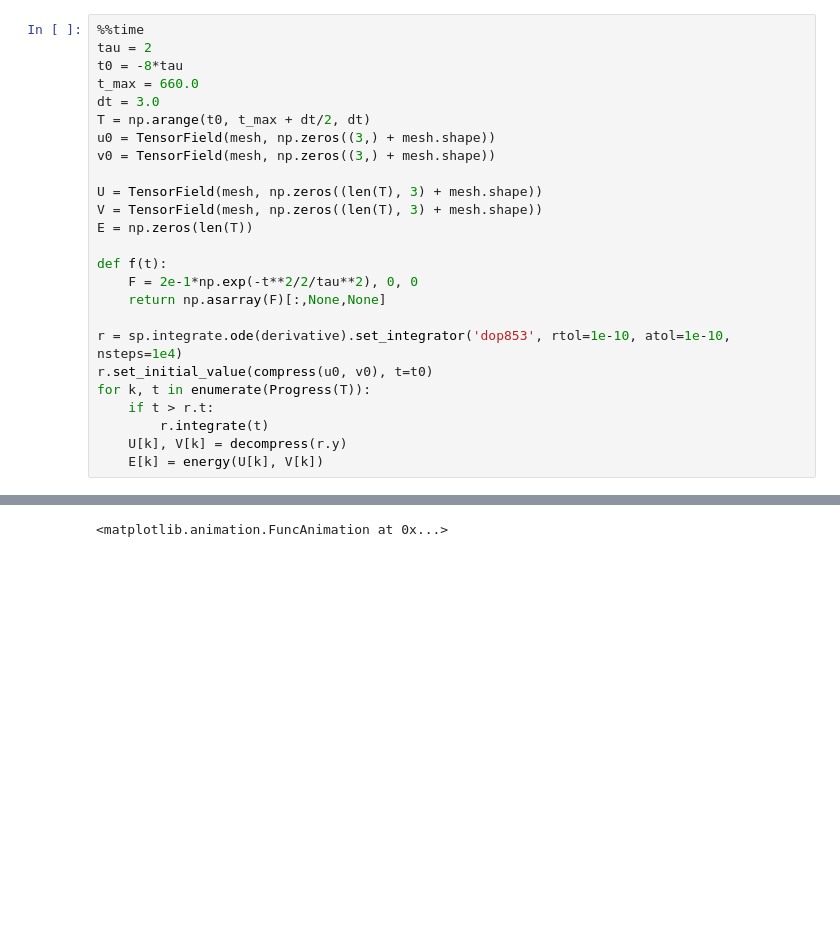
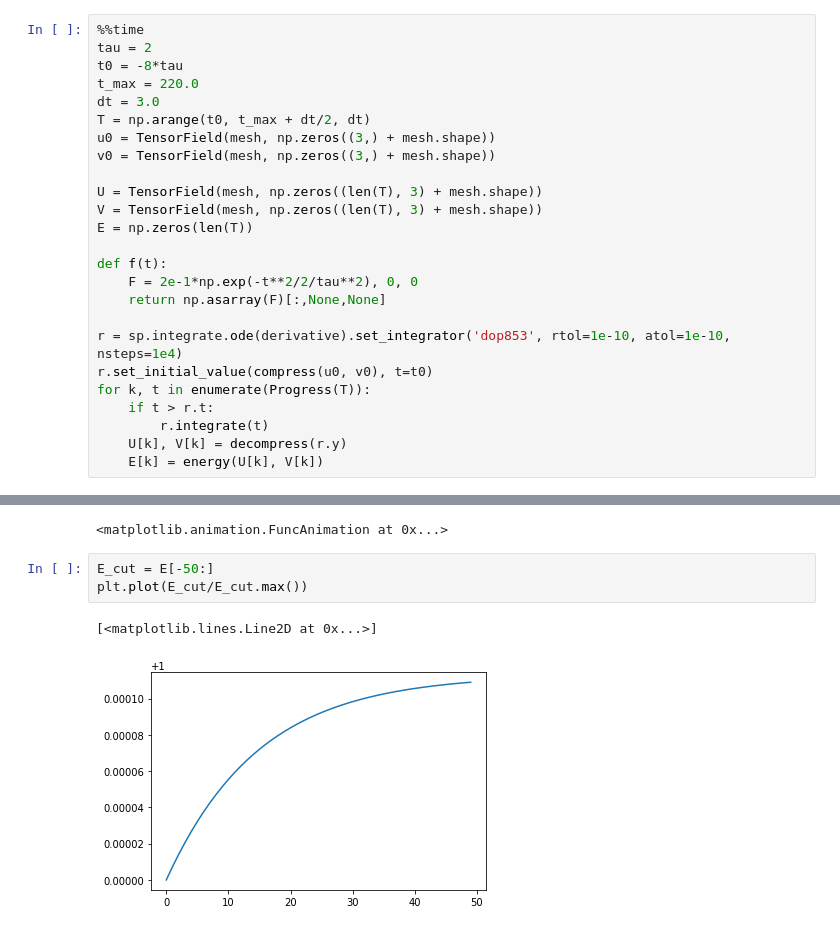
Before and after one commit to fgarbuzov/Spectral, a Jupyter notebook: NonlinearElasticityCylinder.ipynb, the cells around one changed output, grey strips where cells are left out. Drawn from its saved outputs; the diff is of its cells as text; blank space fills up the shorter version.

```diff
--- a/NonlinearElasticityCylinder.ipynb
+++ b/NonlinearElasticityCylinder.ipynb
@@ -122,7 +120,7 @@ plt.show()
 %%time
 tau = 2
 t0 = -8*tau
-t_max = 660.0
+t_max = 220.0
 dt = 3.0
 T = np.arange(t0, t_max + dt/2, dt)
 u0 = TensorField(mesh, np.zeros((3,) + mesh.shape))
@@ -172,3 +169,9 @@ anim = animation.FuncAnimation(fig, animate,
 anim
 # %% [output]
 <matplotlib.animation.FuncAnimation at 0x...>
+# %%
+E_cut = E[-50:]
+plt.plot(E_cut/E_cut.max())
+# %% [output]
+[<matplotlib.lines.Line2D at 0x...>]
+[figure, added]
```
Also changed, not shown: parts of 7 cells of this notebook, 1 other file.
